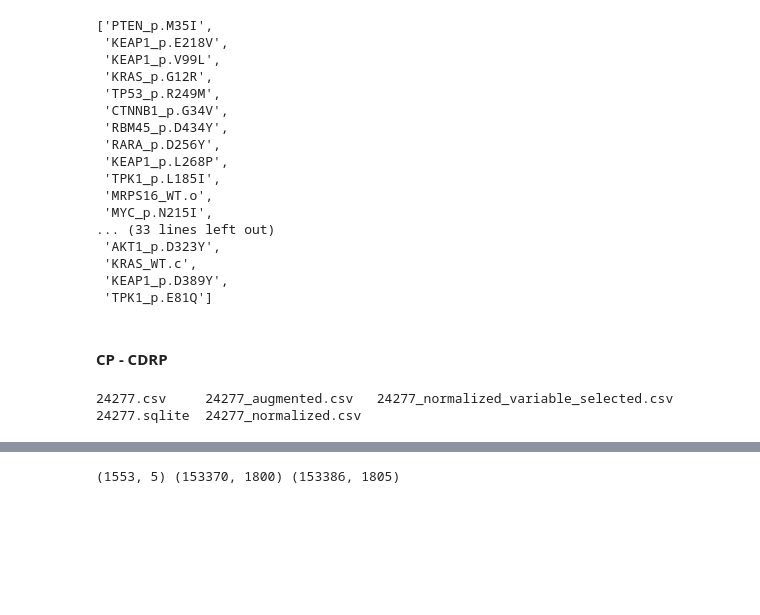
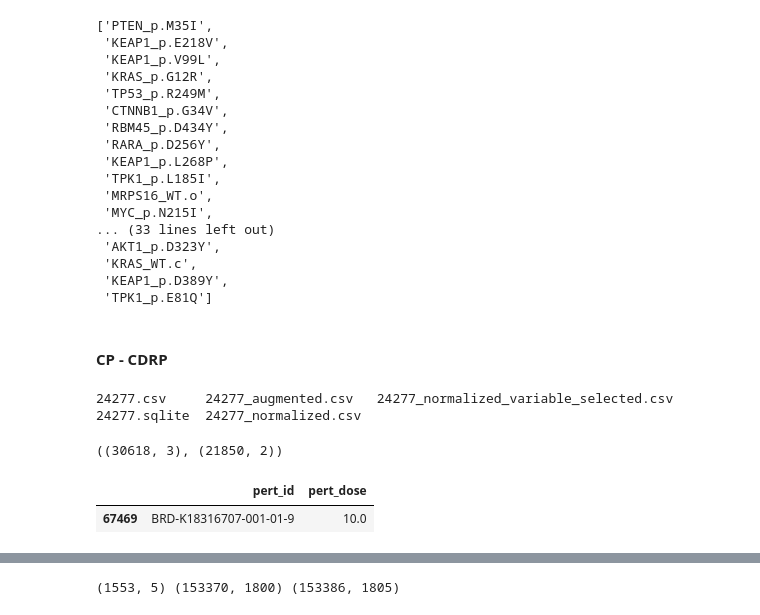
Before and after one commit to broadinstitute/2018_04_20_Rosetta, a Jupyter notebook: 0-preprocess_datasets.ipynb, the cells around one changed output, grey strips where cells are left out. Cells and saved outputs as stored; diff of their text form; code cells hidden in the pictures; blank space fills up the shorter version.

```diff
--- a/0-preprocess_datasets.ipynb
+++ b/0-preprocess_datasets.ipynb
@@ -433,12 +437,16 @@ cdrp_l1k_rep['det_plate']=det_plate
 cdrp_l1k_rep['BROAD_CPD_ID']=cdrp_l1k_rep['pert_id'].str[:13]
 cdrp_l1k_rep2=pd.merge(cdrp_l1k_rep, cpd_info, how='left',on=['BROAD_CPD_ID'])
 l1k_features_cdrp=cdrp_l1k_rep2.columns[cdrp_l1k_rep2.columns.str.contains("_at")]
-cdrp_l1k_rep2['pert_id_dose']=cdrp_l1k_rep2['BROAD_CPD_ID']+'_'+cdrp_l1k_rep2['pert_dose'].round(0).astype(int).astype(str)
+cdrp_l1k_rep2['pert_id_dose']=cdrp_l1k_rep2['BROAD_CPD_ID']+'_'+cdrp_l1k_rep2['pert_dose'].round(2).astype(str)
+cdrp_l1k_rep2['pert_sample_dose']=cdrp_l1k_rep2['pert_id']+'_'+cdrp_l1k_rep2['pert_dose'].round(2).astype(str)
 
 # cdrp_l1k_df.head()
 print(cpd_info.shape,cdrp_l1k_rep.shape,cdrp_l1k_rep2.shape)
 
 cdrp_l1k_rep2['pert_id_dose']=cdrp_l1k_rep2['pert_id_dose'].replace('DMSO_-666', 'DMSO')
-cdrp_l1k_rep2.to_csv(procProf_dir+'preprocessed_data/CDRPBIO-BBBC036-Bray/L1000/replicate_level_l1k.csv.gz',index=False,compression='gzip')
+cdrp_l1k_rep2['pert_sample_dose']=cdrp_l1k_rep2['pert_sample_dose'].replace('DMSO_-666.0', 'DMSO')
+
+# cdrp_l1k_rep2.to_csv(procProf_dir+'preprocessed_data/CDRPBIO-BBBC036-Bray/L1000/replicate_level_l1k.csv.gz',index=False,compression='gzip')
+saveDF_to_CSV_GZ_no_timestamp(cdrp_l1k_rep2,procProf_dir+'preprocessed_data/CDRPBIO-BBBC036-Bray/L1000/replicate_level_l1k.csv.gz');
 cdrp_l1k_rep2.head()
 # %% [output]
@@ -453,7 +460,9 @@ cdrp_l1k_rep2.head()
 # %%
-cdrp_l1k_rep2['pert_id_dose']=cdrp_l1k_rep2['BROAD_CPD_ID']+'_'+cdrp_l1k_rep2['pert_dose'].round(0).astype(int).astype(str)
+# cdrp_l1k_rep2['pert_id_dose']=cdrp_l1k_rep2['BROAD_CPD_ID']+'_'+cdrp_l1k_rep2['pert_dose'].round(0).astype(int).astype(str)
+# cdrp_l1k_rep2['pert_sample_dose'].unique().tolist()#[-300:]
+# cdrp_l1k_rep2[cdrp_l1k_rep2['pert_sample_dose']=='DMSO_-666.00']
 # %%
 # cdrp_l1k_rep2['pert_id_dose'].unique().tolist()
-cdrp_l1k_rep2['pert_dose_round']=cdrp_l1k_rep2['pert_dose'].round(0)
+# cdrp_l1k_rep2['pert_dose_round']=cdrp_l1k_rep2['pert_dose'].round(0)
 
-cdrp_l1k_rep2.groupby('pert_dose_round').size()
+# cdrp_l1k_rep2.groupby('pert_dose_round').size()
@@ -1058,0 +1066,12 @@ ls /storage/data/marziehhaghighi/Rosetta/raw-profiles/CDRP/24277/
+# %%
+repLevelCDRP4.shape,cdrp_l1k_rep4.shape
+# %% [output]
+((30618, 3), (21850, 2))
+# %%
+cdrp_l1k_rep4=cdrp_l1k_rep2[["pert_id","pert_dose"]].drop_duplicates()
+cdrp_l1k_rep4['pert_dose']=cdrp_l1k_rep4['pert_dose'].round(2)
+# %%
+cdrp_l1k_rep4[cdrp_l1k_rep4['pert_id']=="BRD-K18316707-001-01-9"]
+# %% [output]
+|  | pert_id | pert_dose |
+| 67469 | BRD-K18316707-001-01-9 | 10.0 |
```
Also changed, not shown: parts of 34 cells of this notebook, 8 other files.
